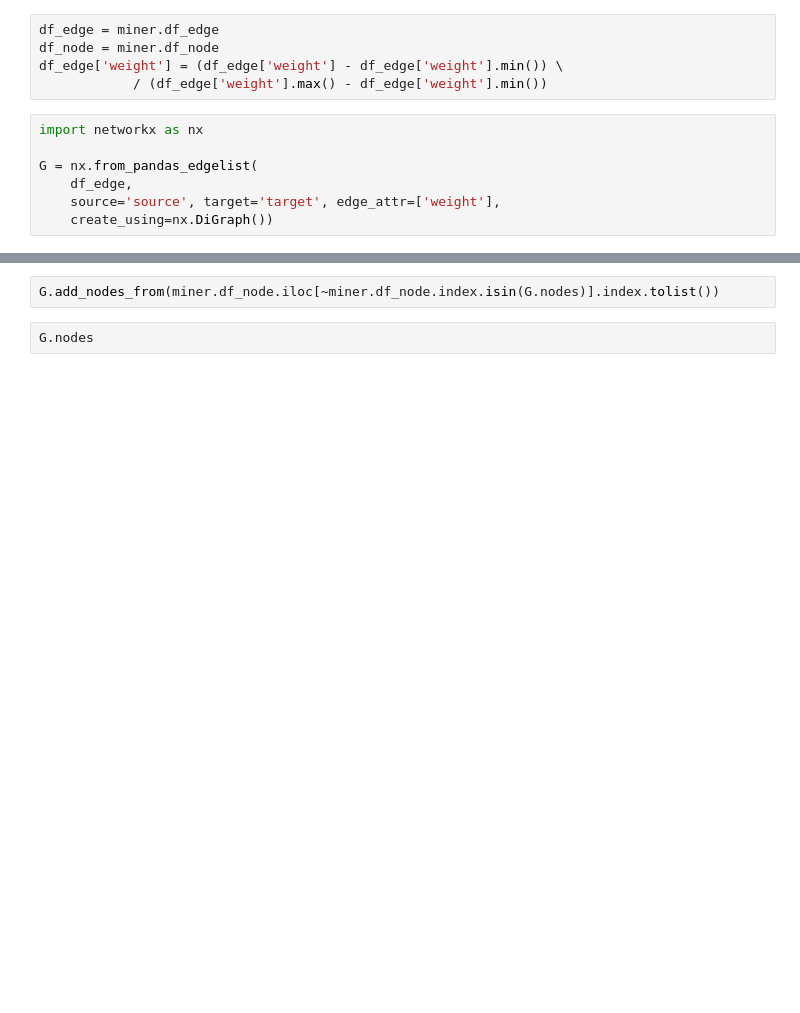
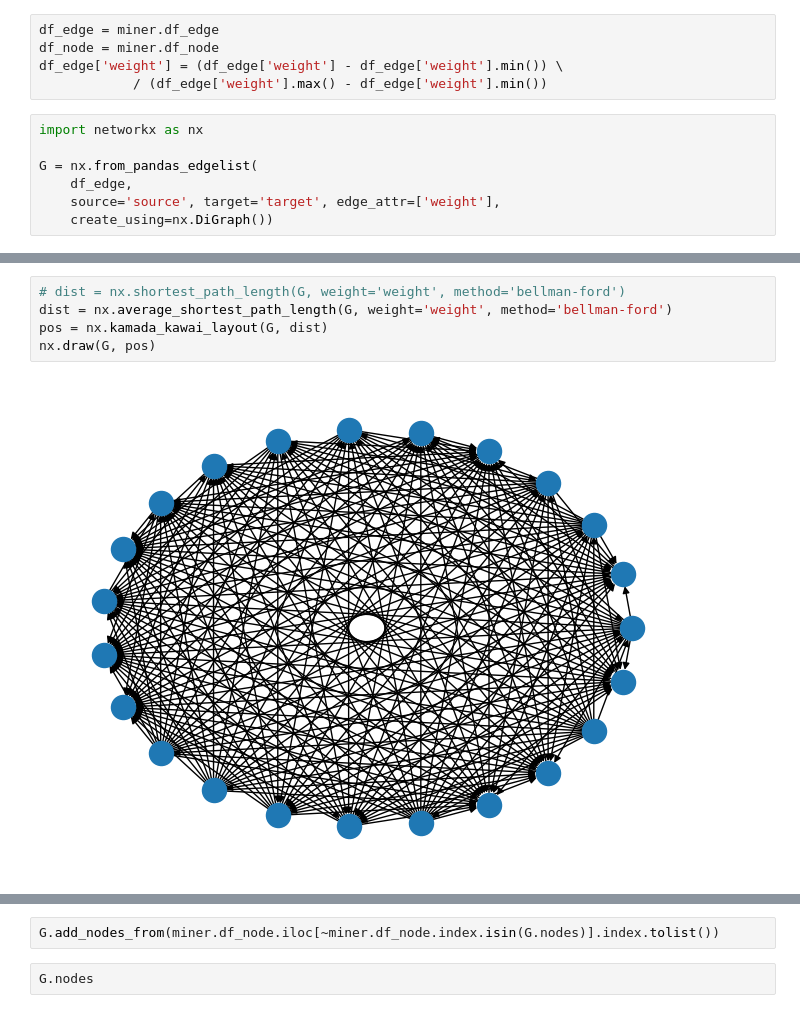
Before and after one commit to EyeofBeholder-NLeSC/orange3-argument, a Jupyter notebook: orangecontrib/argument/widgets/explore.ipynb, the cells around one changed output, grey strips where cells are left out. Saved outputs shown, nothing was run; the diff lists cells and outputs as text; blank space fills up the shorter version.

Commit message:
Fix #11.
Currently four layouts are available: spring, multipartite, kamada kawai, and spectral.

```diff
--- a/orangecontrib/argument/widgets/explore.ipynb
+++ b/orangecontrib/argument/widgets/explore.ipynb
@@ -29,0 +50,7 @@ NodeView((3, 5, 6, 7, 8, 9, 10, 11, 12, 13, 14, 15, 16, 17, 18, 19, 20, 21, 22))
+# %%
+# dist = nx.shortest_path_length(G, weight='weight', method='bellman-ford')
+dist = nx.average_shortest_path_length(G, weight='weight', method='bellman-ford')
+pos = nx.kamada_kawai_layout(G, dist)
+nx.draw(G, pos)
+# %% [output]
+[figure, added]
```
Also changed, not shown: parts of 5 cells of this notebook, 2 other files.
